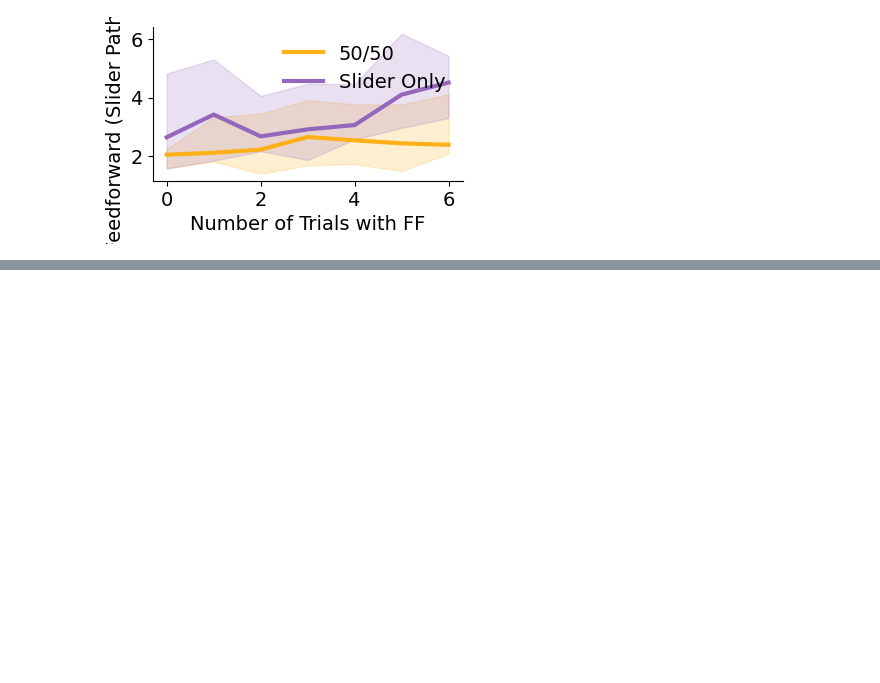
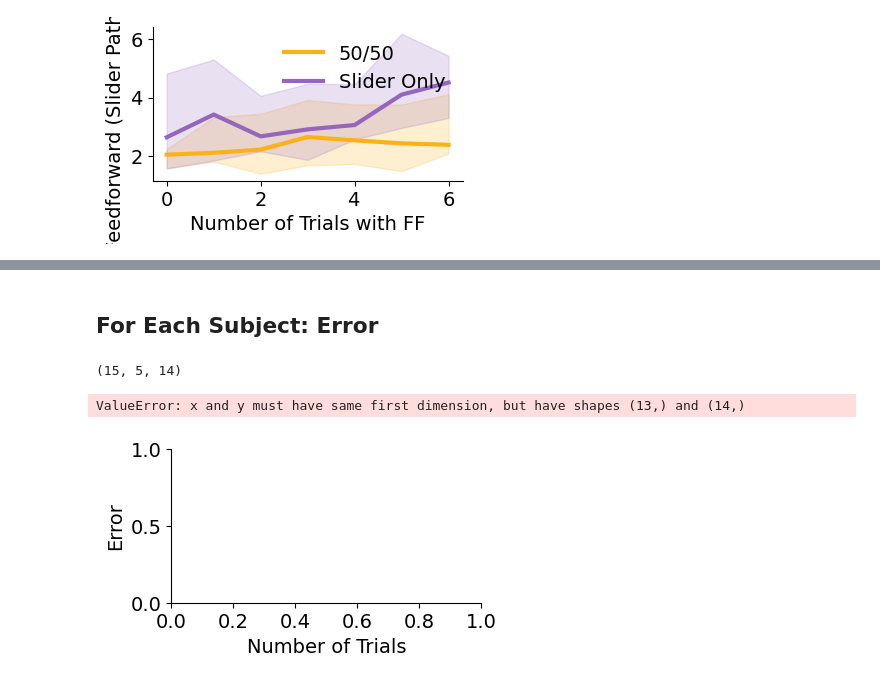
Before and after one commit to finley16/sensorimotor_fusion, a Jupyter notebook: analysis/Multimodal paper/20250501_EMBC_analysis.ipynb, the cells around one changed output, grey strips where cells are left out. Cells and saved outputs as stored; diff of their text form; code cells hidden in the pictures; blank space fills up the shorter version.

```diff
--- a/analysis/Multimodal paper/20250501_EMBC_analysis.ipynb
+++ b/analysis/Multimodal paper/20250501_EMBC_analysis.ipynb
@@ -283,0 +350,27 @@ plt.show()
+# %% [markdown]
+## For Each Subject: Error
+# %%
+print(errors.shape) # plot x axis is trials and y is errors, for one condition
+
+num_trials = np.arange(1, 14)
+
+for subject in range(subject_num):
+    fig,ax = plt.subplots(figsize=(4,2))
+    ax.set_ylabel('Error')
+    ax.set_xlabel('Number of Trials')
+    ax.spines['top'].set_visible(False)
+    ax.spines['right'].set_visible(False)
+
+    # magnitude
+    ax.plot(num_trials,errors[subject,2,1:],'-',label = '50/50',color = colors['GOLD'],linewidth = 3)
+
+    ax.plot(num_trials,errors[subject,0,1:],'-',label = 'Slider Only',color = colors['PURPLE'],linewidth = 3)
+
+    ax.plot(num_trials,errors[subject,4,1:],'-',label = 'EMG Only',color = colors['BLUE'],linewidth = 3)
+    ax.legend(bbox_to_anchor = (0,0), ncol=1, frameon=False, loc = 'upper right')
+    ax.set_title(subject)
+    plt.show()
+# %% [output]
+(15, 5, 14)
+ValueError: x and y must have same first dimension, but have shapes (13,) and (14,)
+[figure, added]
```
Also changed, not shown: parts of 3 cells of this notebook.
